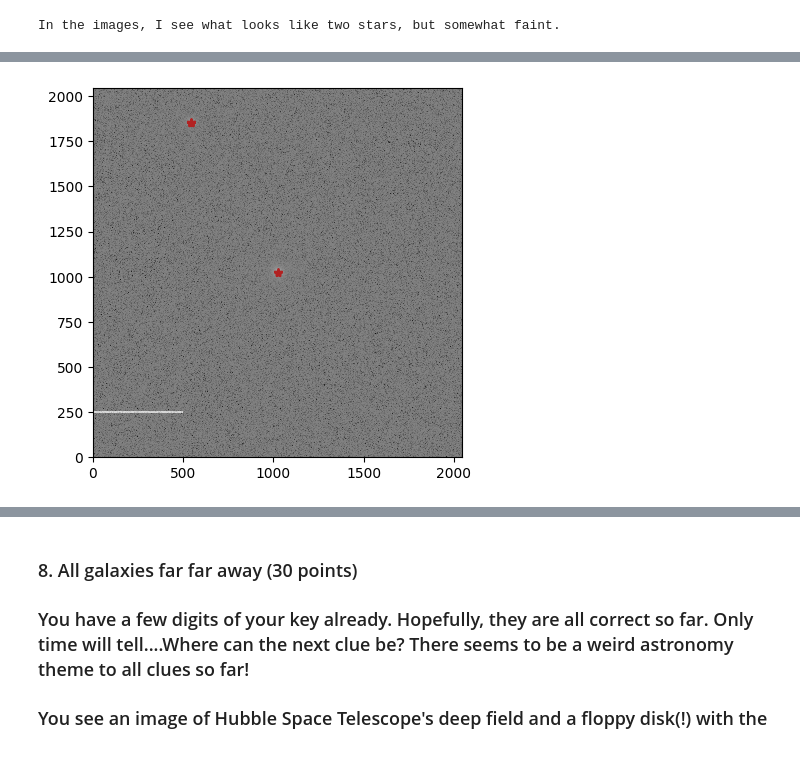
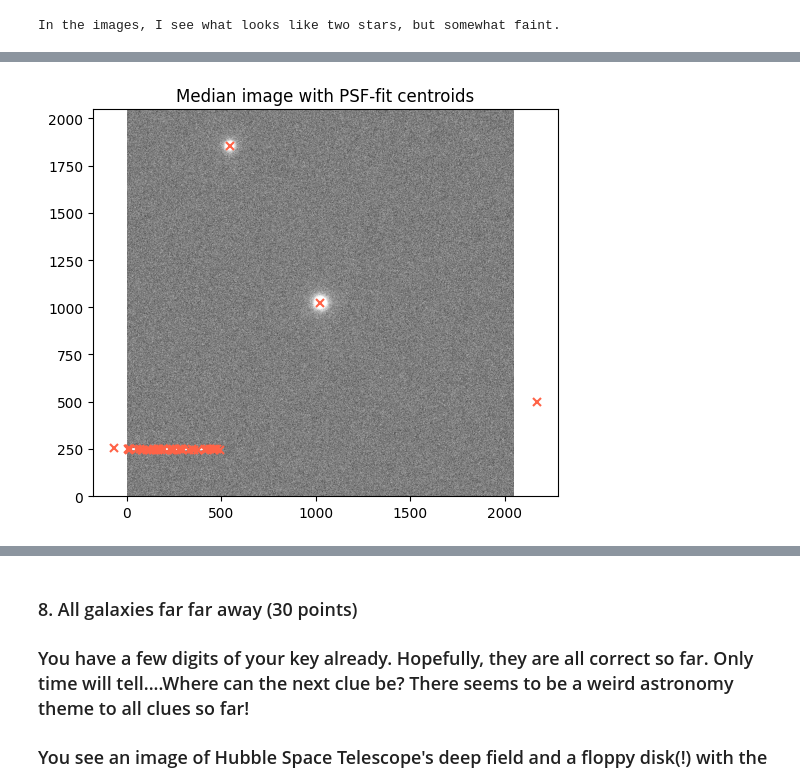
Before and after one commit to amedina695/lectures_git, a Jupyter notebook: midterm/Midterm_F25-classroom.ipynb, the cells around one changed output, grey strips where cells are left out. Cells and saved outputs as stored; diff of their text form; code cells hidden in the pictures; blank space fills up the shorter version.

```diff
--- a/midterm/Midterm_F25-classroom.ipynb
+++ b/midterm/Midterm_F25-classroom.ipynb
@@ -562,7 +564,7 @@ starcube = np.zeros([N7, nx7, ny7])
 
 # Append to datacube
 for i in range(N7):
-    starcube[i, :, :] = fits.getdata(prob7dir+ prob7lis[i]).data
+    starcube[i, :, :] = fits.getdata(prob7dir+ prob7lis[i])
 # %%
 # Plotting all images
 
@@ -602,22 +613,23 @@ star_med = np.median(starim, axis = 0)
 # %%
-# Find star center CONFIG
-sigma = np.std(star_med)
-psf = Gaussian2DKernel(sigma)
-convolved_image = convolve_fft( star_med, psf, boundary='wrap' )
+FWHM_guess = 3.0  # pixels; adjust if stars look broader/narrower
+psf_sigma  = FWHM_guess / 2.355
 
-def star_finder(sigma, image, threshold):
+psf = Gaussian2DKernel(psf_sigma)
+convolved_image = convolve_fft(
+    star_med, psf, boundary='fill', fill_value=np.nanmedian(star_med)
+)
 
-    #let's make the PSF as a mask:
-    psf      = np.array( Gaussian2DKernel(sigma) )
-    psf_filt = psf >1e-3
+# Robust threshold: background + N*sigma
+bkg = np.nanmedian(convolved_image)
+std = 1.4826 * np.nanmedian(np.abs(convolved_image - bkg))  # MAD->sigma
+threshold = bkg + 5.0 * std  # tune 4–8 as needed
 
-    # find local max:
-    loc_max = maximum_filter(image, footprint=psf_filt)
-    #make sure peak is a local max & above a give threshols as before:
+def star_finder(image, psf_sigma, threshold):
+    psf = np.array(Gaussian2DKernel(psf_sigma))
+    footprint = psf > (psf.max()*0.2)  # compact footprint
+    loc_max = maximum_filter(image, footprint=footprint, mode='nearest')
     peaks = np.where((image == loc_max) & (image >= threshold))
-    peaks = np.array([peaks[0],peaks[1]]).T
+    return np.vstack(peaks).T  # (N, 2) as (y, x)
 
-    return peaks
-
-stars = star_finder( sigma, convolved_image, 9 )
+stars = star_finder(convolved_image, psf_sigma, threshold)
 # %%
@@ -627,6 +677,10 @@ print(len(stars))
 # %%
-plt.imshow(np.log10(convolved_image), interpolation='none', origin='lower', cmap='gray')
-for i in range( len( stars )):
-    plt.plot( stars[i, 1], stars[i, 0], marker ='*', color = 'firebrick')
+plt.figure(figsize=(6,6))
+vmin, vmax = np.percentile(star_med, [1, 99.5])
+plt.imshow(star_med, origin='lower', cmap='gray', vmin=vmin, vmax=vmax)
+for f in fits:
+    plt.plot(f['x'], f['y'], marker='x', ms=6, mew=1.5, color='tomato')
+plt.title("Median image with PSF-fit centroids")
+plt.show()
 # %% [output]
-[figure, old version]
+[figure, new version]
```
Also changed, not shown: parts of 14 cells of this notebook, 7 other files.
